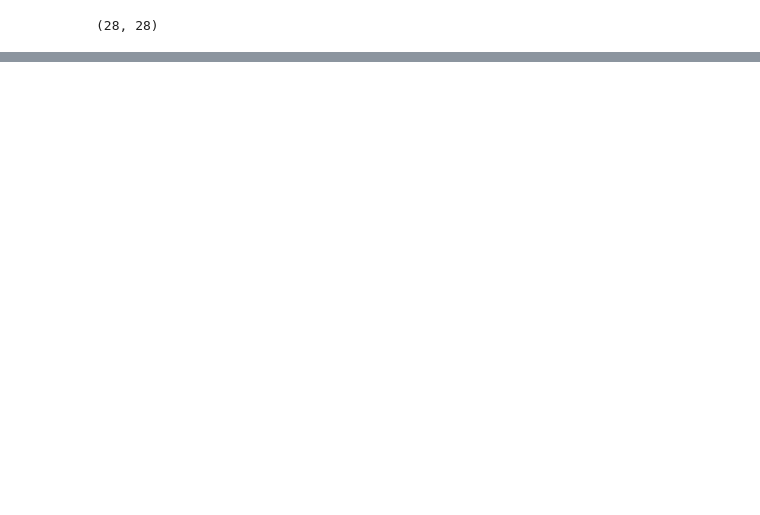
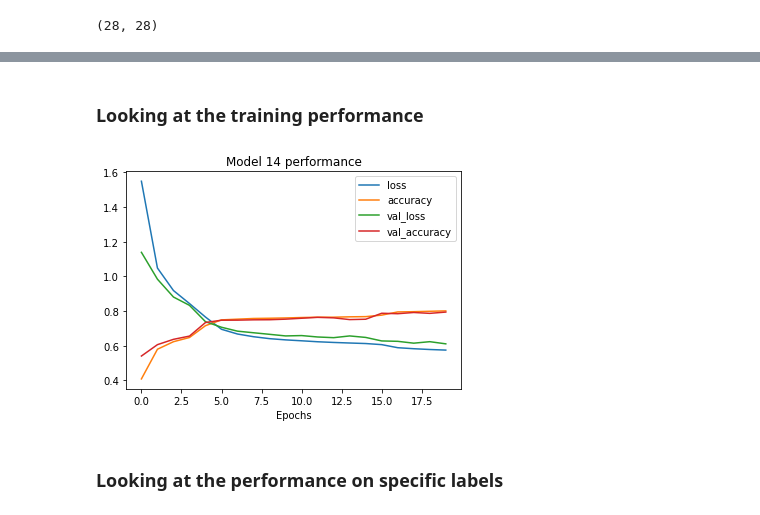
Before and after one commit to patricetg/tensorflow-deeplearning, a Jupyter notebook: 02_neural_network_classification_with_tensorflow.ipynb, the cells around one changed output, grey strips where cells are left out. Saved outputs shown, nothing was run; the diff lists cells and outputs as text; code cells hidden in the pictures; blank space fills up the shorter version.

```diff
--- a/02_neural_network_classification_with_tensorflow.ipynb
+++ b/02_neural_network_classification_with_tensorflow.ipynb
@@ -1288,0 +1642,21 @@ train_data[0].shape
+# %%
+# Set random seed
+tf.random.set_seed(42)
+
+# Create the model
+model_14 = tf.keras.models.Sequential([
+    tf.keras.layers.Flatten(input_shape=(28,28)),
+    tf.keras.layers.Dense(4, activation=tf.keras.activations.relu),
+    tf.keras.layers.Dense(4, activation=tf.keras.activations.relu),
+    tf.keras.layers.Dense(10, activation=tf.keras.activations.softmax),
+])
+
+# Compile the model
+model_14.compile(loss=tf.keras.losses.SparseCategoricalCrossentropy(),
+                optimizer=tf.keras.optimizers.Adam(lr=.001),
+                metrics=["accuracy"])
+
+# Fit the model
+history_14 = model_14.fit(train_data_norm, train_labels,
+                         validation_data=(test_data_norm, test_labels),
+                         epochs=20, verbose=1)
@@ -1288,0 +1691,13 @@ train_data[0].shape
+# %% [markdown]
+### Looking at the training performance
+# %%
+# Model 14 performance plot
+history_df14 = pd.DataFrame(history_14.history)
+history_df14.plot()
+
+plt.xlabel("Epochs")
+plt.title("Model 14 performance");
+# %% [output]
+[figure, added]
+# %% [markdown]
+### Looking at the performance on specific labels
```
Also changed, not shown: parts of 88 cells of this notebook.
